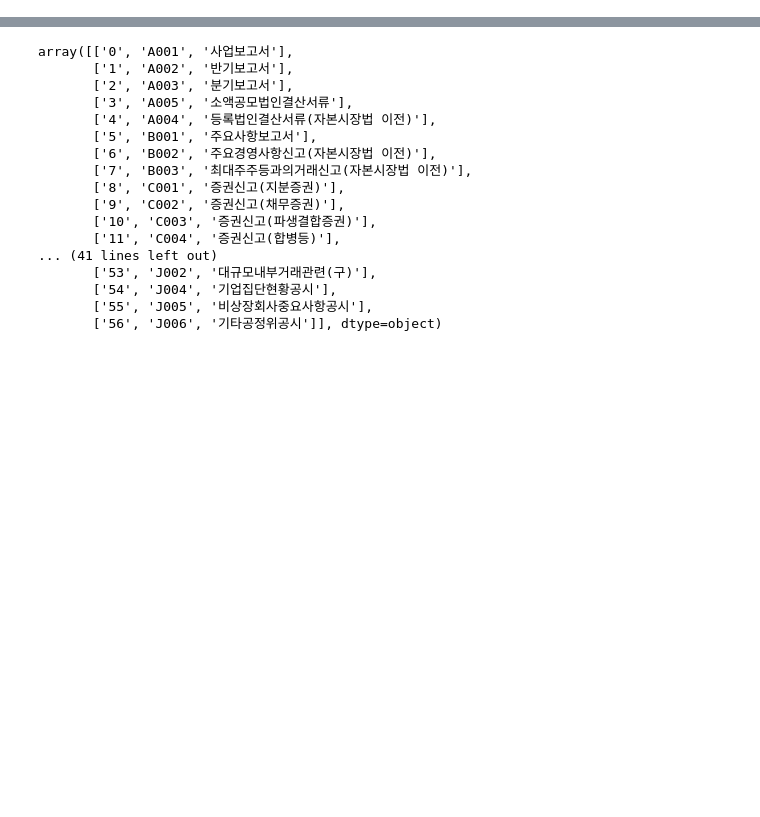
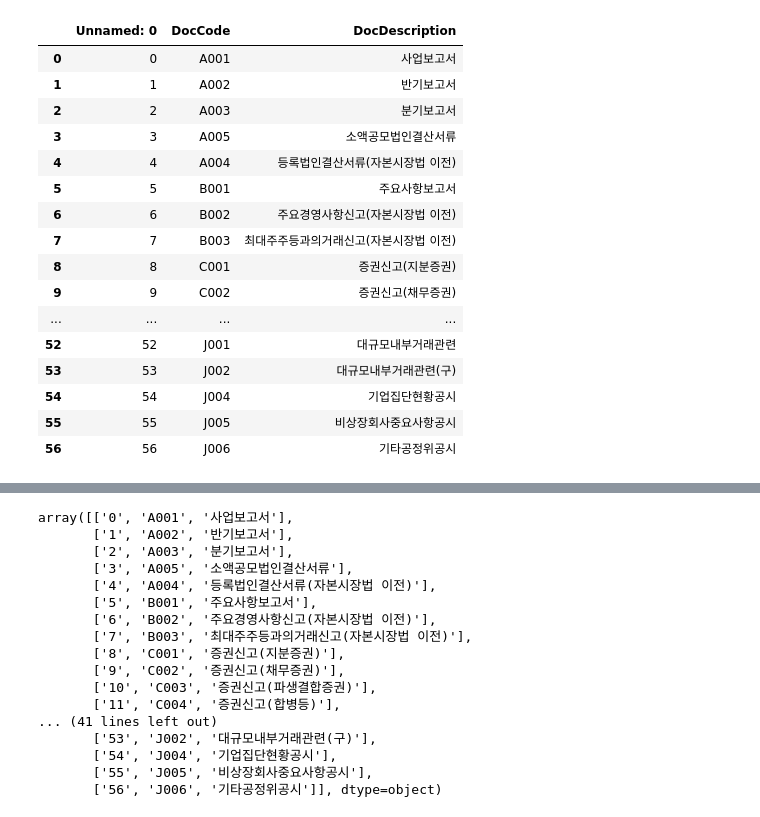
Before and after one commit to amzojh/mini_proj, a Jupyter notebook: Untitled.ipynb, the cells around one changed output, grey strips where cells are left out. Drawn from its saved outputs; the diff is of its cells as text; code cells hidden in the pictures; blank space fills up the shorter version.

```diff
--- a/Untitled.ipynb
+++ b/Untitled.ipynb
@@ -4,4 +4,4 @@ import numpy as np
 # %%
 path = "C:/dart/reportType.csv"
 # %%
-df = pd.read_csv(path)
+df = pd.read_csv(path, index_col=0)
@@ -9,6 +29,26 @@ df = pd.read_csv(path)
 a = df.values.astype(str)
 # %%
 a = np.char.strip(a)
+# %%
+df
+# %% [output]
+|  | Unnamed: 0 | DocCode | DocDescription |
+| 0 | 0 | A001 | 사업보고서 |
+| 1 | 1 | A002 | 반기보고서 |
+| 2 | 2 | A003 | 분기보고서 |
+| 3 | 3 | A005 | 소액공모법인결산서류 |
+| 4 | 4 | A004 | 등록법인결산서류(자본시장법 이전) |
+| 5 | 5 | B001 | 주요사항보고서 |
+| 6 | 6 | B002 | 주요경영사항신고(자본시장법 이전) |
+| 7 | 7 | B003 | 최대주주등과의거래신고(자본시장법 이전) |
+| 8 | 8 | C001 | 증권신고(지분증권) |
+| 9 | 9 | C002 | 증권신고(채무증권) |
+| ... | ... | ... | ... |
+| 52 | 52 | J001 | 대규모내부거래관련 |
+| 53 | 53 | J002 | 대규모내부거래관련(구) |
+| 54 | 54 | J004 | 기업집단현황공시 |
+| 55 | 55 | J005 | 비상장회사중요사항공시 |
+| 56 | 56 | J006 | 기타공정위공시 |
 # %%
 df.iloc[:] = a
 # %%
```
Also changed, not shown: parts of 8 cells of this notebook, 4 other files.
